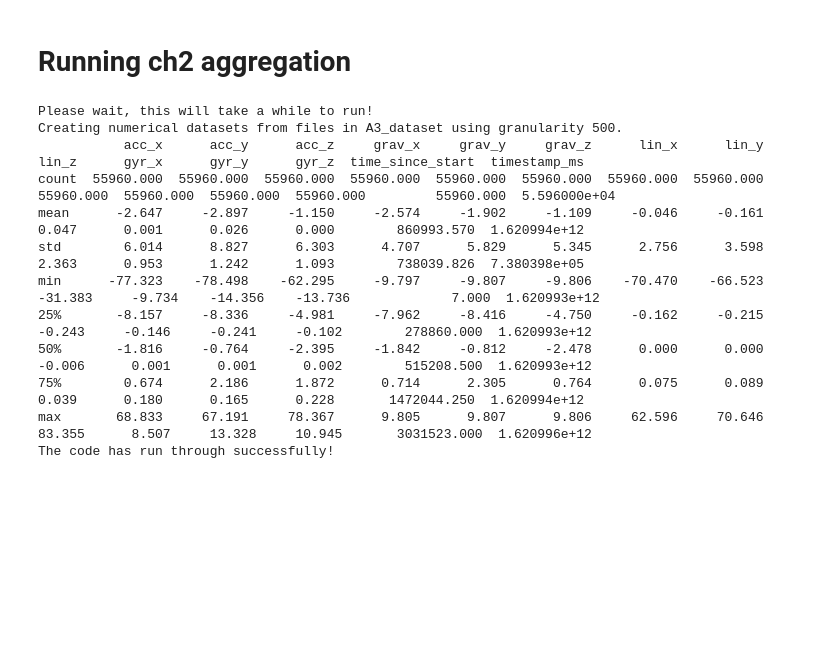
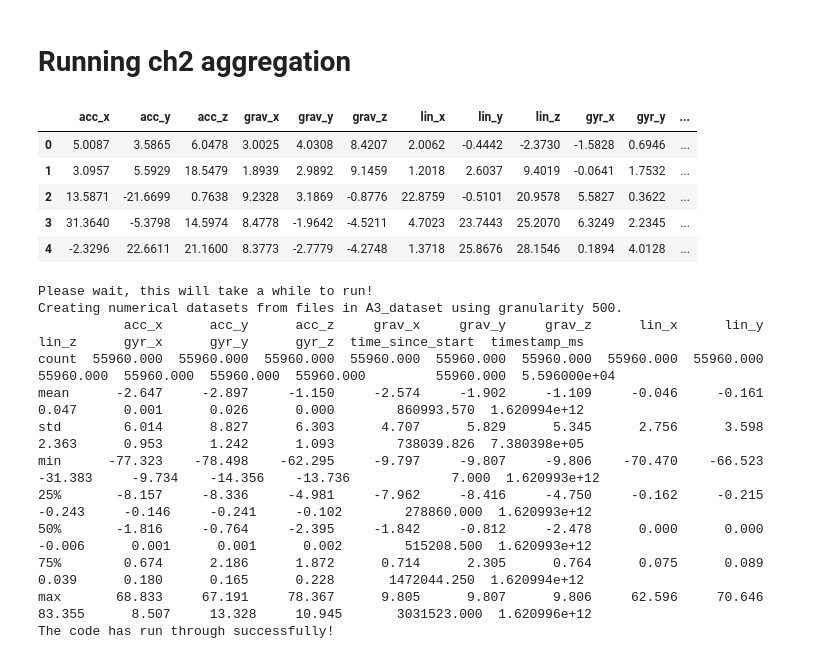
Before and after one commit to nedimazar/MLQS-G91-A1, a Jupyter notebook: src/A3_ch2.ipynb, the cells around one changed output. Drawn from its saved outputs; the diff is of its cells as text; code cells hidden in the pictures; blank space fills up the shorter version.

```diff
--- a/src/A3_ch2.ipynb
+++ b/src/A3_ch2.ipynb
@@ -88,6 +88,15 @@ combined_dataset.columns = desired_columns
 # %%
 # Already ran ch2 file, produces identical dataset
 combined_dataset.to_csv("./A3_dataset/COMBINED_ch2_result.csv", index=False)
+# %%
+combined_dataset.head()
+# %% [output]
+|  | acc_x | acc_y | acc_z | grav_x | grav_y | grav_z | lin_x | lin_y | lin_z | gyr_x | gyr_y | ... |
+| 0 | 5.0087 | 3.5865 | 6.0478 | 3.0025 | 4.0308 | 8.4207 | 2.0062 | -0.4442 | -2.3730 | -1.5828 | 0.6946 | ... |
+| 1 | 3.0957 | 5.5929 | 18.5479 | 1.8939 | 2.9892 | 9.1459 | 1.2018 | 2.6037 | 9.4019 | -0.0641 | 1.7532 | ... |
+| 2 | 13.5871 | -21.6699 | 0.7638 | 9.2328 | 3.1869 | -0.8776 | 22.8759 | -0.5101 | 20.9578 | 5.5827 | 0.3622 | ... |
+| 3 | 31.3640 | -5.3798 | 14.5974 | 8.4778 | -1.9642 | -4.5211 | 4.7023 | 23.7443 | 25.2070 | 6.3249 | 2.2345 | ... |
+| 4 | -2.3296 | 22.6611 | 21.1600 | 8.3773 | -2.7779 | -4.2748 | 1.3718 | 25.8676 | 28.1546 | 0.1894 | 4.0128 | ... |
 # %%
 # %matplotlib inline
 
```
Also changed, not shown: parts of 1 cell of this notebook, 1 other file.
